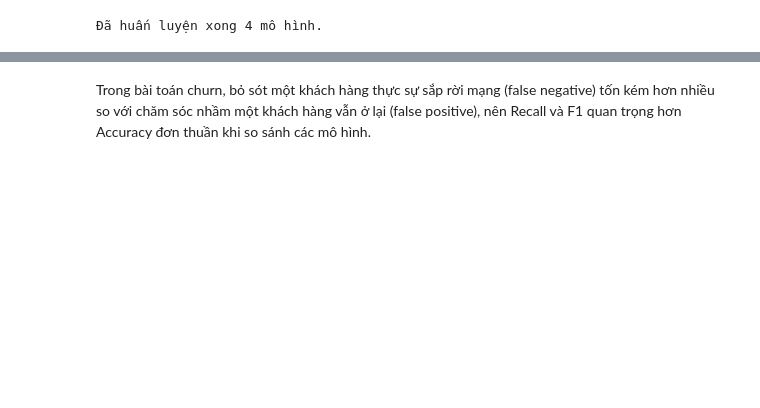
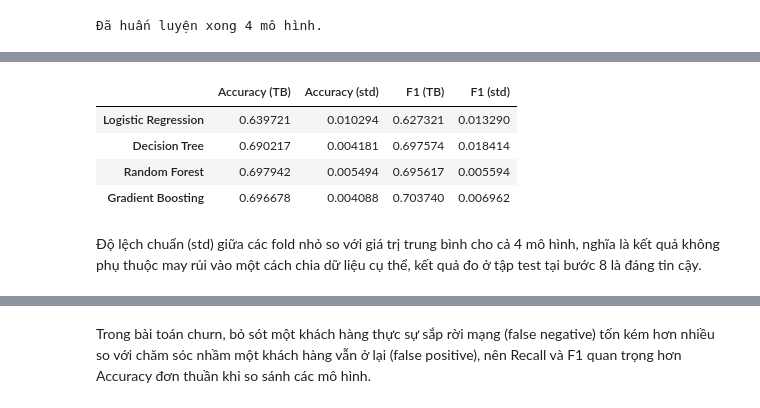
Before and after one commit to trungcandygit/iot, a Jupyter notebook: mobile_churn_prediction.ipynb, the cells around one changed output, grey strips where cells are left out. Drawn from its saved outputs; the diff is of its cells as text; code cells hidden in the pictures; blank space fills up the shorter version.

```diff
--- a/mobile_churn_prediction.ipynb
+++ b/mobile_churn_prediction.ipynb
@@ -279,0 +288,23 @@ print("Đã huấn luyện xong", len(models), "mô hình.")
+# %%
+cv = StratifiedKFold(n_splits=5, shuffle=True, random_state=RANDOM_STATE)
+
+cv_rows = {}
+for name, model in models.items():
+    scores = cross_validate(model, X_train_scaled, y_train, cv=cv, scoring=["accuracy", "f1"])
+    cv_rows[name] = {
+        "Accuracy (TB)": scores["test_accuracy"].mean(),
+        "Accuracy (std)": scores["test_accuracy"].std(),
+        "F1 (TB)": scores["test_f1"].mean(),
+        "F1 (std)": scores["test_f1"].std(),
+    }
+
+cv_df = pd.DataFrame(cv_rows).T
+cv_df
+# %% [output]
+|  | Accuracy (TB) | Accuracy (std) | F1 (TB) | F1 (std) |
+| Logistic Regression | 0.639721 | 0.010294 | 0.627321 | 0.013290 |
+| Decision Tree | 0.690217 | 0.004181 | 0.697574 | 0.018414 |
+| Random Forest | 0.697942 | 0.005494 | 0.695617 | 0.005594 |
+| Gradient Boosting | 0.696678 | 0.004088 | 0.703740 | 0.006962 |
+# %% [markdown]
+Độ lệch chuẩn (std) giữa các fold nhỏ so với giá trị trung bình cho cả 4 mô hình, nghĩa là kết quả không phụ thuộc may rủi vào một cách chia dữ liệu cụ thể, kết quả đo ở tập test tại bước 8 là đáng tin cậy.
```
Also changed, not shown: parts of 23 cells of this notebook.
